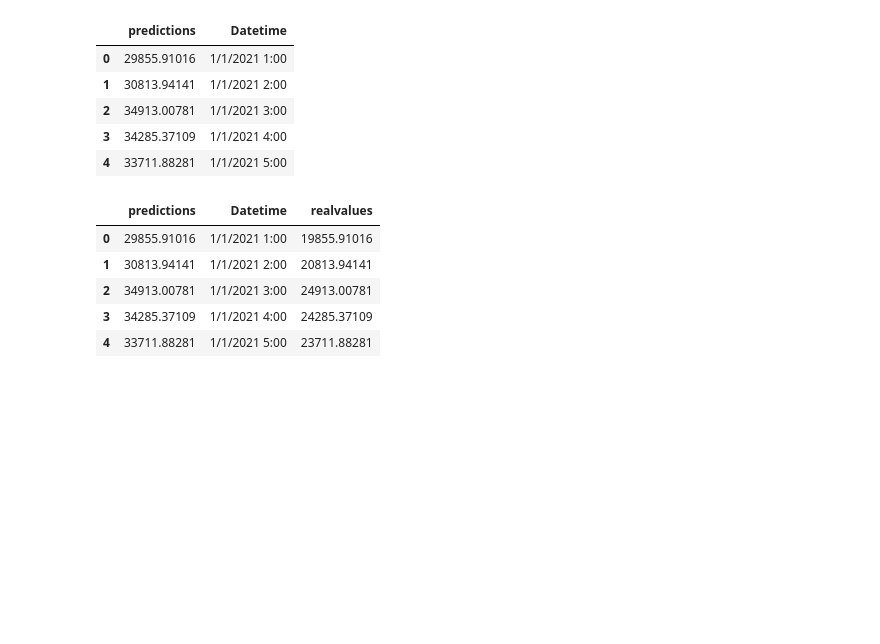
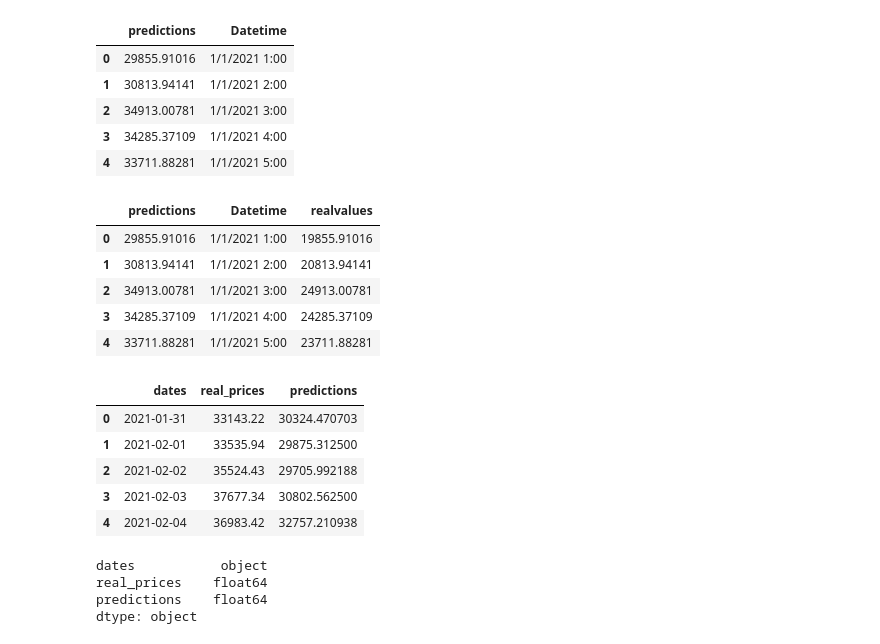
Before and after one commit to lekpix/CryptoKasse-CryptoCurrencyPrediction, a Jupyter notebook: templates/Untitled.ipynb, the cells around one changed output. Saved outputs shown, nothing was run; the diff lists cells and outputs as text; code cells hidden in the pictures; blank space fills up the shorter version.

Commit message:
Updating with latest daily json file

```diff
--- a/templates/Untitled.ipynb
+++ b/templates/Untitled.ipynb
@@ -58,3 +95,20 @@ model.head()
 model['Datetime']=pd.to_datetime(model['Datetime']).astype(str)
 # %%
 model.to_json(r'Model.json',orient='records')
+# %%
+dfmodel=pd.read_json('Crypto_past_year_Predictions.json')
+dfmodel.head()
+# %% [output]
+|  | dates | real_prices | predictions |
+| 0 | 2021-01-31 | 33143.22 | 30324.470703 |
+| 1 | 2021-02-01 | 33535.94 | 29875.312500 |
+| 2 | 2021-02-02 | 35524.43 | 29705.992188 |
+| 3 | 2021-02-03 | 37677.34 | 30802.562500 |
+| 4 | 2021-02-04 | 36983.42 | 32757.210938 |
+# %%
+dfmodel.dtypes
+# %% [output]
+dates           object
+real_prices    float64
+predictions    float64
+dtype: object
```
Also changed, not shown: parts of 13 cells of this notebook, 10 other files.
